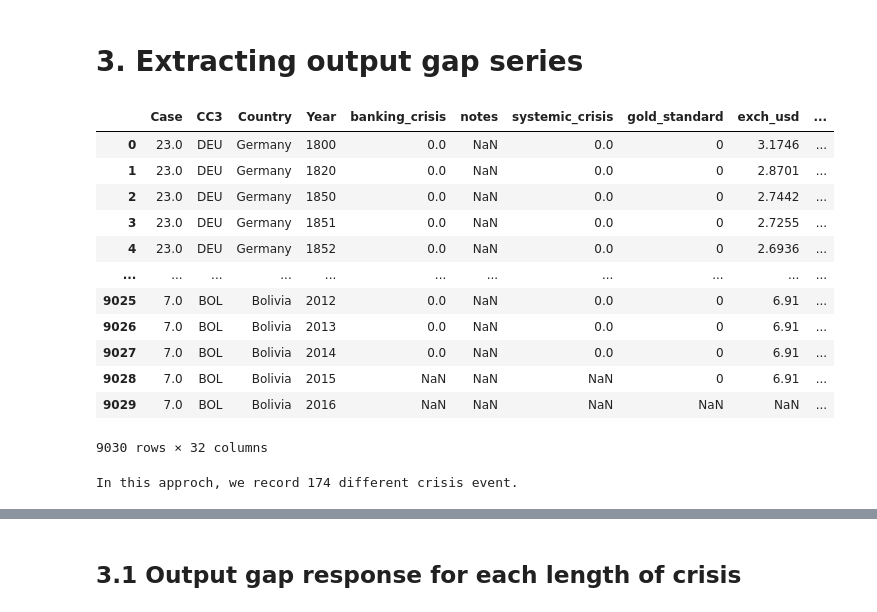
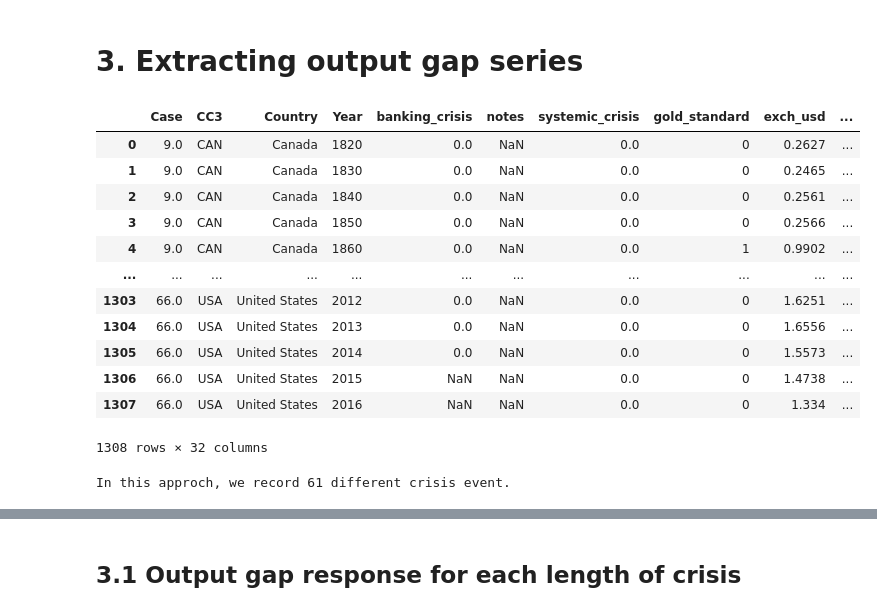
Before and after one commit to blengereau/Depression-and-recovery, a Jupyter notebook: code/mult_countries_research.ipynb, the cells around one changed output, grey strips where cells are left out. Cells and saved outputs as stored; diff of their text form; code cells hidden in the pictures.

```diff
--- a/code/mult_countries_research.ipynb
+++ b/code/mult_countries_research.ipynb
@@ -13,4 +18,3 @@ import seaborn as sns
 # %%
-data = pd.read_csv("../raw_data/global_crisis_data_country.csv", encoding='unicode_escape')
-data.drop(0, inplace = True)
-data.shape
+data = pd.read_csv('../raw_data/global_crisis_data_country.csv', encoding='unicode_escape')
+GDP_pc = pd.read_csv('../raw_data/gdp-per-capita-maddison.csv')
@@ -19,20 +20,0 @@ data.shape
-# %%
-data.rename(columns={'Banking Crisis ':'banking_crisis',
-                    'Systemic Crisis':'systemic_crisis',
-                    'Banking_Crisis_Notes':'notes',
-                    'Currency Crises':'currency_crisis',
-                    'Inflation Crises':'inflation_crisis',
-                    'Gold Standard':'gold_standard',
-                    'SOVEREIGN EXTERNAL DEBT 1: DEFAULT and RESTRUCTURINGS, 1800-2012--Does not include defaults on WWI debt to United States and United Kingdom and post-1975 defaults on Official External Creditors': 'sovereign_external_debt_1',
-                    'SOVEREIGN EXTERNAL DEBT 2: DEFAULT and RESTRUCTURINGS, 1800-2012--Does not include defaults on WWI debt to United States and United Kingdom but includes post-1975 defaults on Official External Creditors': 'sovereign_external_debt_2',
-                    'Inflation, Annual percentages of average consumer prices':'annual_inflation'},
-            inplace = True)
-
-data['Year'] = data['Year'].astype(int)
-
-columns_to_convert = ['banking_crisis', 'systemic_crisis', 'annual_inflation', 'currency_crisis', 'inflation_crisis']
-data[columns_to_convert] = data[columns_to_convert].apply(pd.to_numeric, errors='coerce')
-# %%
-GDP_pc = pd.read_csv('../raw_data/gdp-per-capita-maddison.csv')
-GDP_pc.drop(columns='417485-annotations', inplace = True)
-GDP_pc.rename(columns={'GDP per capita':'GDP_per_capita'}, inplace = True)
@@ -56,6 +56,15 @@ ALL = list(unique_countries_df1.intersection(unique_countries_df2))
 # %%
+from dataset import concat_dataset
+from dataset import dummy_variable
+
 #Select a list among those listed above:
-countries_selected = ALL
+countries_selected = G7
+
 #Create a dataset with the data of the countries of the list
-global_data = concat_dataset(GDP_pc, data, countries_selected, 'left')
+global_data = concat_dataset(data, GDP_pc, countries_selected, 'left')
+
+# Perform any necessary preprocessing or feature engineering
 dummy_variable(global_data)
+
+# Display the resulting dataset (here the first 5 rows)
+global_data.head()
@@ -157,28 +132,28 @@ plot_by_crisis_length(norm_inflation_series, crisis_duration, len_freq, 'Inflati
 # %%
 from functionsA import extract_output_gap_series
 # %%
-global_data_inner = concat_dataset(GDP_pc, data, countries_selected, 'inner')
+global_data_inner = concat_dataset(data, GDP_pc, countries_selected, 'inner')
 dummy_variable(global_data_inner)
 global_data_inner
 # %% [output]
 |  | Case | CC3 | Country | Year | banking_crisis | notes | systemic_crisis | gold_standard | exch_usd | ... |
-| 0 | 23.0 | DEU | Germany | 1800 | 0.0 | NaN | 0.0 | 0 | 3.1746 | ... |
-| 1 | 23.0 | DEU | Germany | 1820 | 0.0 | NaN | 0.0 | 0 | 2.8701 | ... |
-| 2 | 23.0 | DEU | Germany | 1850 | 0.0 | NaN | 0.0 | 0 | 2.7442 | ... |
-| 3 | 23.0 | DEU | Germany | 1851 | 0.0 | NaN | 0.0 | 0 | 2.7255 | ... |
-| 4 | 23.0 | DEU | Germany | 1852 | 0.0 | NaN | 0.0 | 0 | 2.6936 | ... |
+| 0 | 9.0 | CAN | Canada | 1820 | 0.0 | NaN | 0.0 | 0 | 0.2627 | ... |
+| 1 | 9.0 | CAN | Canada | 1830 | 0.0 | NaN | 0.0 | 0 | 0.2465 | ... |
+| 2 | 9.0 | CAN | Canada | 1840 | 0.0 | NaN | 0.0 | 0 | 0.2561 | ... |
+| 3 | 9.0 | CAN | Canada | 1850 | 0.0 | NaN | 0.0 | 0 | 0.2566 | ... |
+| 4 | 9.0 | CAN | Canada | 1860 | 0.0 | NaN | 0.0 | 1 | 0.9902 | ... |
 | ... | ... | ... | ... | ... | ... | ... | ... | ... | ... | ... |
-| 9025 | 7.0 | BOL | Bolivia | 2012 | 0.0 | NaN | 0.0 | 0 | 6.91 | ... |
-| 9026 | 7.0 | BOL | Bolivia | 2013 | 0.0 | NaN | 0.0 | 0 | 6.91 | ... |
-| 9027 | 7.0 | BOL | Bolivia | 2014 | 0.0 | NaN | 0.0 | 0 | 6.91 | ... |
-| 9028 | 7.0 | BOL | Bolivia | 2015 | NaN | NaN | NaN | 0 | 6.91 | ... |
-| 9029 | 7.0 | BOL | Bolivia | 2016 | NaN | NaN | NaN | NaN | NaN | ... |
+| 1303 | 66.0 | USA | United States | 2012 | 0.0 | NaN | 0.0 | 0 | 1.6251 | ... |
+| 1304 | 66.0 | USA | United States | 2013 | 0.0 | NaN | 0.0 | 0 | 1.6556 | ... |
+| 1305 | 66.0 | USA | United States | 2014 | 0.0 | NaN | 0.0 | 0 | 1.5573 | ... |
+| 1306 | 66.0 | USA | United States | 2015 | NaN | NaN | 0.0 | 0 | 1.4738 | ... |
+| 1307 | 66.0 | USA | United States | 2016 | NaN | NaN | 0.0 | 0 | 1.334 | ... |
-9030 rows × 32 columns
+1308 rows × 32 columns
 # %%
 banking_crisis_only_first_year = global_data_inner[global_data_inner['banking_crisis_only_first_year'] == 1]['Year'].tolist()  #Appending those years to a list
 print(f'In this approch, we record {len(banking_crisis_only_first_year)} different crisis event.')
 # %% [output]
-In this approch, we record 174 different crisis event.
+In this approch, we record 61 different crisis event.
 # %%
 crisis_duration = compute_crisis_duration(global_data_inner)
 len_freq = length_frequency(crisis_duration)
```
Also changed, not shown: parts of 27 cells of this notebook, 6 other files.
